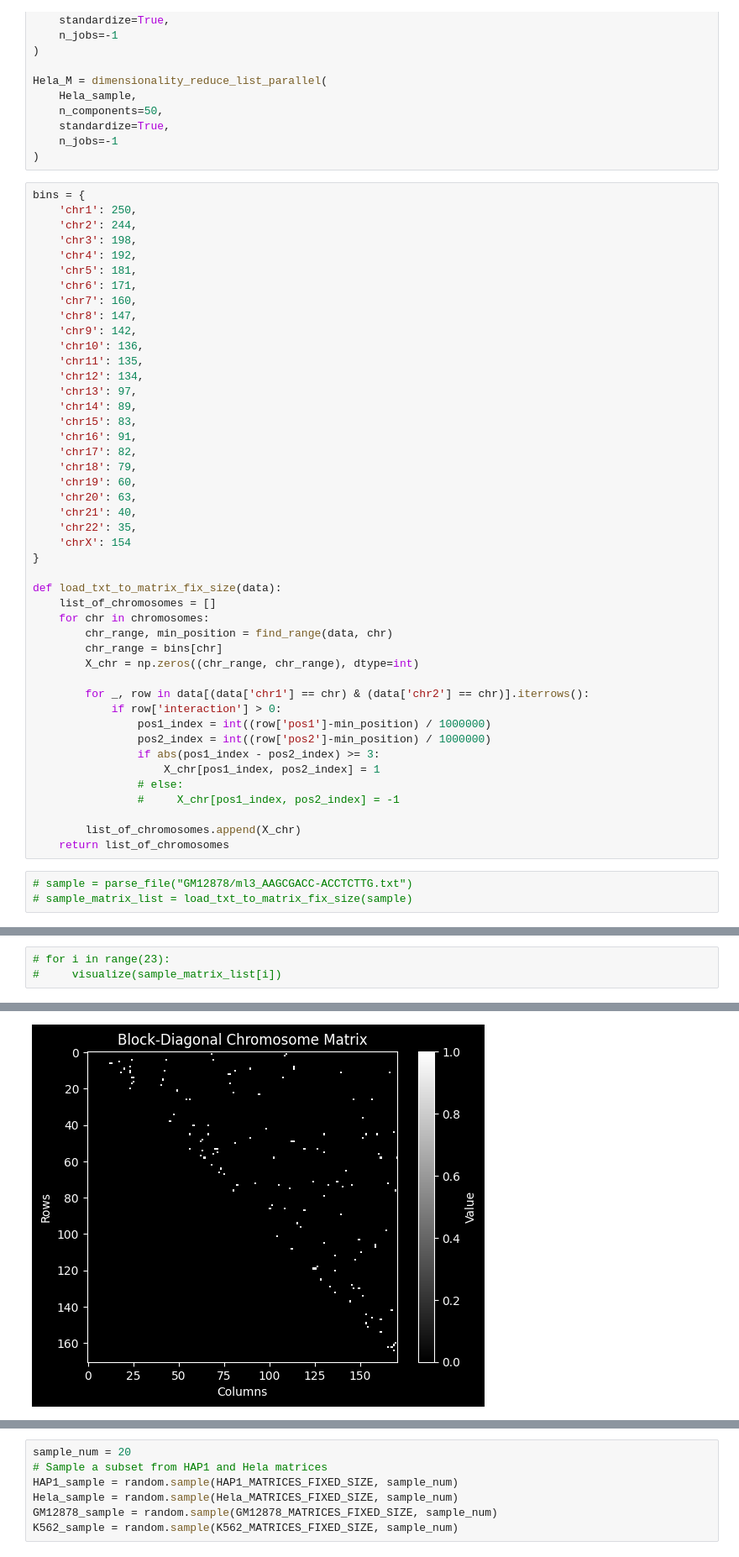
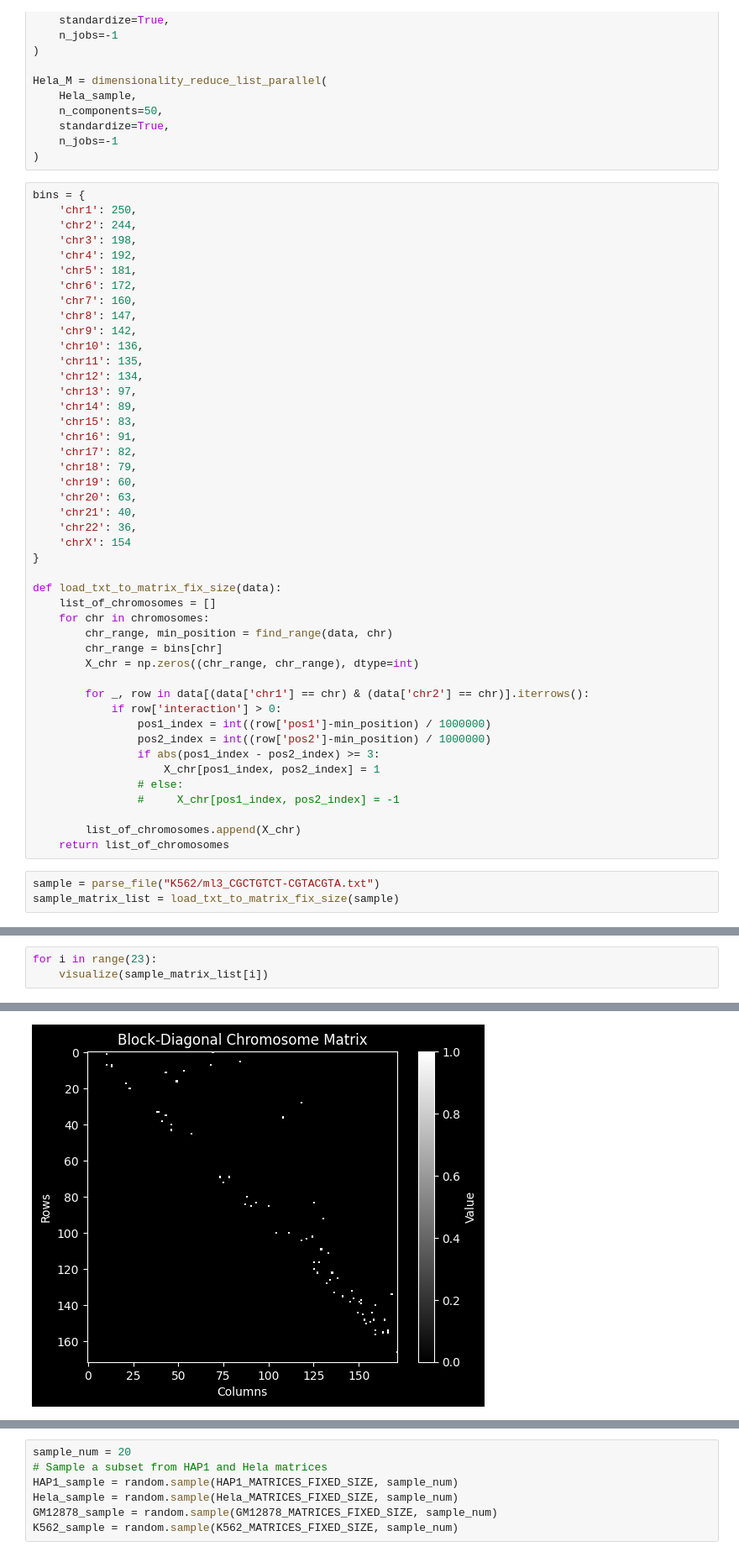
Before and after one commit to HaochongYANG/dna_heterogeneity, a Jupyter notebook: research_data.ipynb, the cells around one changed output, grey strips where cells are left out. Shown at 84% size. Drawn from its saved outputs; the diff is of its cells as text.

```diff
--- a/research_data.ipynb
+++ b/research_data.ipynb
@@ -320,7 +325,7 @@ bins = {
     'chr3': 198,
     'chr4': 192,
     'chr5': 181,
-    'chr6': 171,
+    'chr6': 172,
     'chr7': 160,
     'chr8': 147,
     'chr9': 142,
@@ -336,7 +341,7 @@ bins = {
     'chr19': 60,
     'chr20': 63,
     'chr21': 40,
-    'chr22': 35,
+    'chr22': 36,
     'chrX': 154
 }
 
@@ -359,5 +364,5 @@ def load_txt_to_matrix_fix_size(data):
         list_of_chromosomes.append(X_chr)
     return list_of_chromosomes
 # %%
-# sample = parse_file("GM12878/ml3_AAGCGACC-ACCTCTTG.txt")
-# sample_matrix_list = load_txt_to_matrix_fix_size(sample)
+sample = parse_file("K562/ml3_CGCTGTCT-CGTACGTA.txt")
+sample_matrix_list = load_txt_to_matrix_fix_size(sample)
@@ -364,4 +371,4 @@ def load_txt_to_matrix_fix_size(data):
 # %%
-# for i in range(23):
-#     visualize(sample_matrix_list[i])
+for i in range(23):
+    visualize(sample_matrix_list[i])
 # %% [output]
@@ -373 +380 @@ def load_txt_to_matrix_fix_size(data):
-[figure, old version]
+[figure, new version]
```
Also changed, not shown: parts of 13 cells of this notebook, 1 other file.
